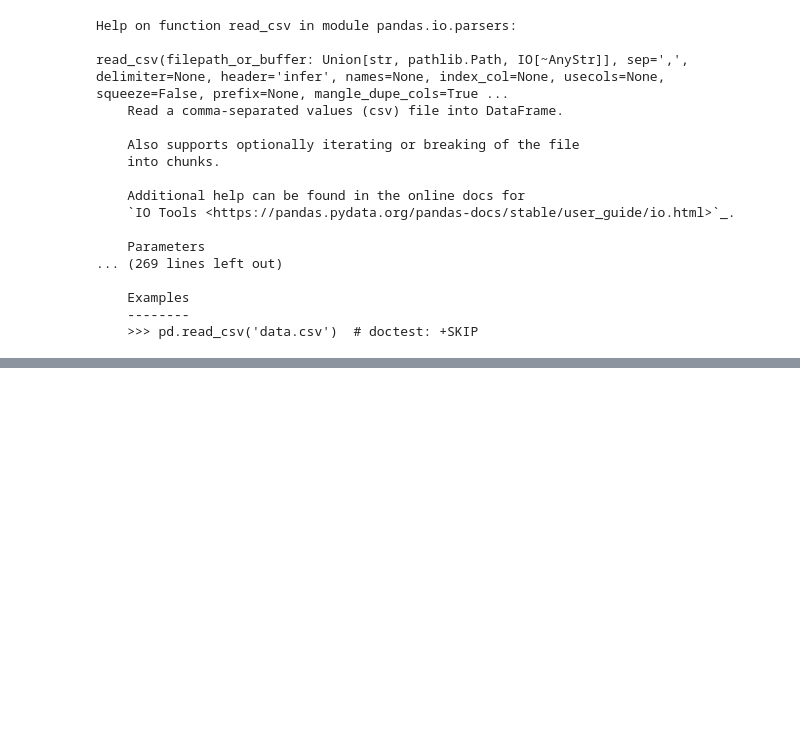
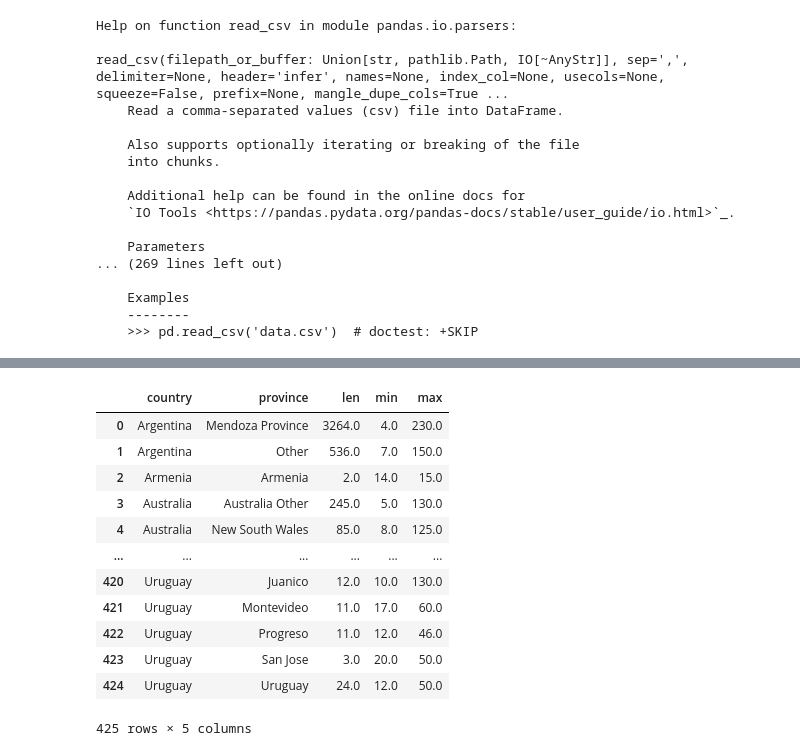
Before and after one commit to Govind-Patwal/My_Testing_Corner_at_GitHub, a Jupyter notebook: Courses/Kaggle/Pandas/pandas_practice.ipynb, the cells around one changed output, grey strips where cells are left out. Saved outputs shown, nothing was run; the diff lists cells and outputs as text; code cells hidden in the pictures; blank space fills up the shorter version.

```diff
--- a/Courses/Kaggle/Pandas/pandas_practice.ipynb
+++ b/Courses/Kaggle/Pandas/pandas_practice.ipynb
@@ -40,0 +138,3 @@ read_csv(filepath_or_buffer: Union[str, pathlib.Path, IO[~AnyStr]], sep=',', del
+# %%
+test1 = wine_reviews.groupby(['country', 'province'])['price'].agg([len,min,max])
+test1
@@ -40,0 +156,16 @@ read_csv(filepath_or_buffer: Union[str, pathlib.Path, IO[~AnyStr]], sep=',', del
+# %%
+test1.reset_index()
+# %% [output]
+|  | country | province | len | min | max |
+| 0 | Argentina | Mendoza Province | 3264.0 | 4.0 | 230.0 |
+| 1 | Argentina | Other | 536.0 | 7.0 | 150.0 |
+| 2 | Armenia | Armenia | 2.0 | 14.0 | 15.0 |
+| 3 | Australia | Australia Other | 245.0 | 5.0 | 130.0 |
+| 4 | Australia | New South Wales | 85.0 | 8.0 | 125.0 |
+| ... | ... | ... | ... | ... | ... |
+| 420 | Uruguay | Juanico | 12.0 | 10.0 | 130.0 |
+| 421 | Uruguay | Montevideo | 11.0 | 17.0 | 60.0 |
+| 422 | Uruguay | Progreso | 11.0 | 12.0 | 46.0 |
+| 423 | Uruguay | San Jose | 3.0 | 20.0 | 50.0 |
+| 424 | Uruguay | Uruguay | 24.0 | 12.0 | 50.0 |
+425 rows × 5 columns
```
Also changed, not shown: parts of 17 cells of this notebook, 1 other file.
